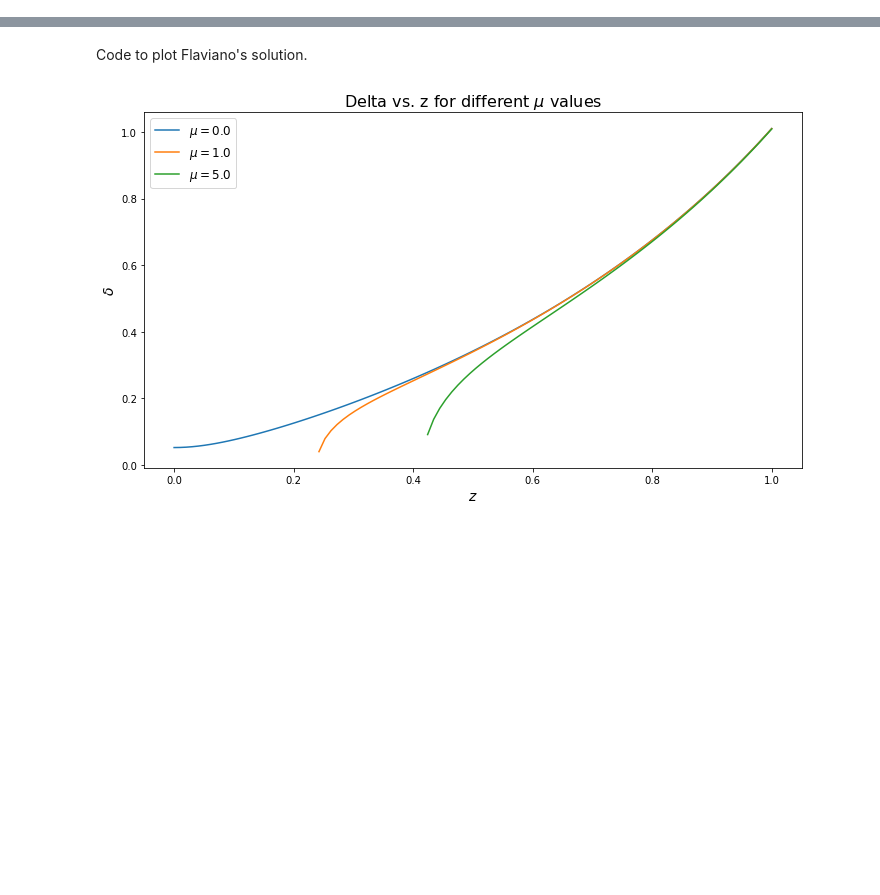
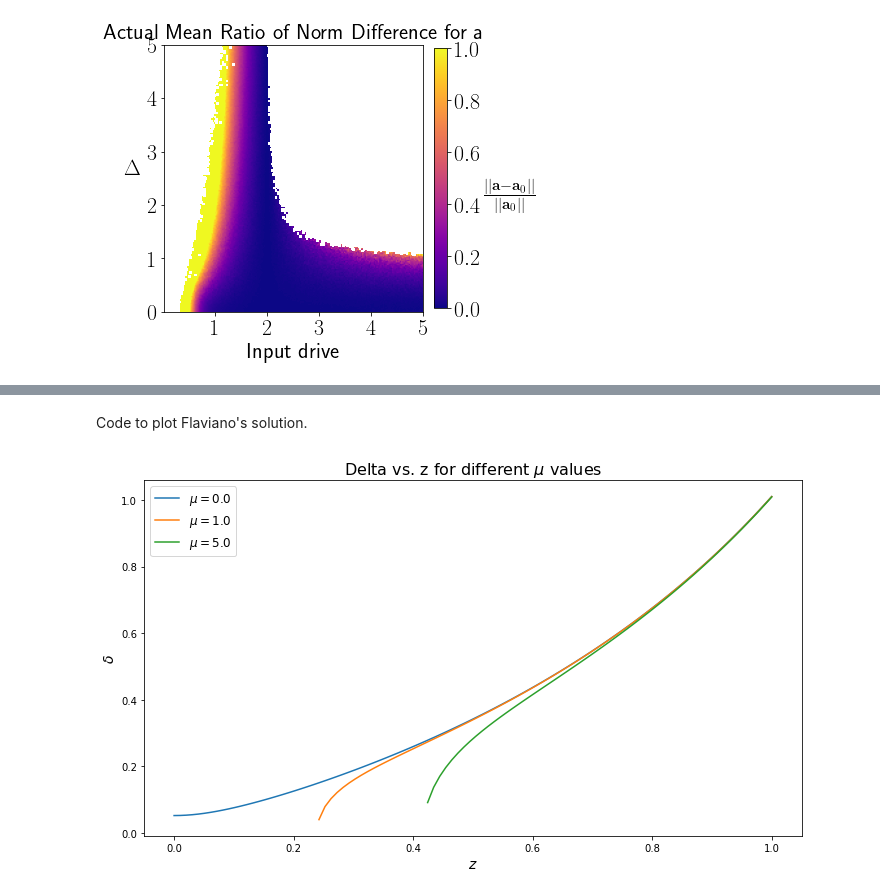
Before and after one commit to shivangrawat/perturbed_organics, a Jupyter notebook: examples/plot_stable.ipynb, the cells around one changed output, grey strips where cells are left out. Drawn from its saved outputs; the diff is of its cells as text; code cells hidden in the pictures; blank space fills up the shorter version.

```diff
--- a/examples/plot_stable.ipynb
+++ b/examples/plot_stable.ipynb
@@ -100,0 +84,19 @@ plt.savefig(save_fig_path)
+# %%
+norm = mcolors.Normalize(vmin=0, vmax=1, clip=False)
+a_ratio = torch.norm(norm_fixed_point_a - actual_fixed_point_a, dim=3) / torch.norm(norm_fixed_point_a, dim=3)
+a_ratio_mean = a_ratio.mean(dim=2)
+plt.figure(figsize=(6, 5))
+plt.imshow(a_ratio_mean, extent=[input_range.min(), input_range.max(), delta_range.min(), delta_range.max()],
+           origin='lower', aspect='auto', cmap=cmap, norm=norm)
+colorbar = plt.colorbar(fraction=0.046, pad=0.04)
+colorbar.ax.tick_params(labelsize=22)
+colorbar.ax.set_ylabel(r"$\frac{||\mathbf{a}-\mathbf{a}_0||}{||\mathbf{a}_0||}$", fontsize=22, rotation=0, labelpad=30)
+plt.xlabel('Input drive', fontsize=22)
+plt.ylabel(r'$\Delta$', fontsize=22, rotation=0, labelpad=15)
+plt.title("Actual Mean Ratio of Norm Difference for a", fontsize=22)
+plt.xticks(fontsize=22)
+plt.yticks(fontsize=22)
+plt.tight_layout()
+plt.show()
+# %% [output]
+[figure, added]
```
Also changed, not shown: parts of 14 cells of this notebook.
